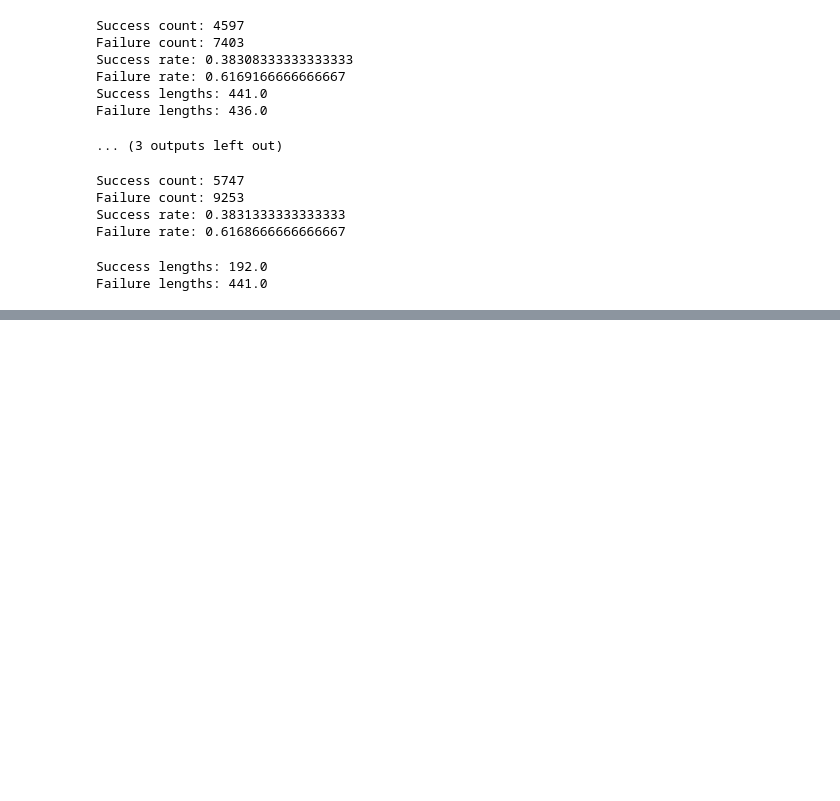
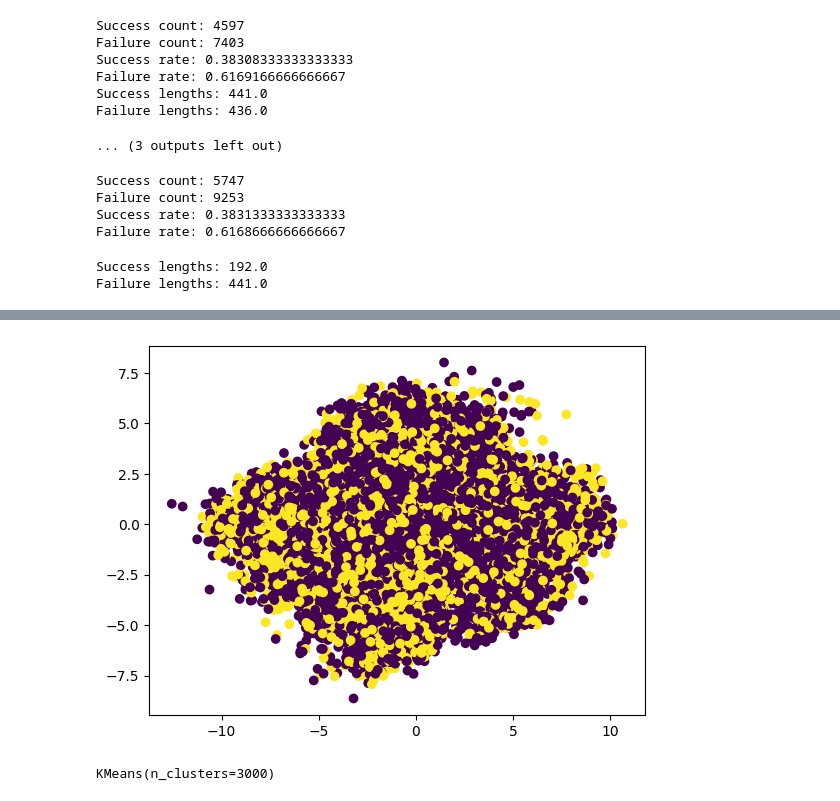
Before and after one commit to dhruvmetha/adaptive_roa, a Jupyter notebook: notebooks/shuffled_idxs.ipynb, the cells around one changed output, grey strips where cells are left out. Drawn from its saved outputs; the diff is of its cells as text; code cells hidden in the pictures; blank space fills up the shorter version.

Commit message:
added cluster stats

```diff
--- a/notebooks/shuffled_idxs.ipynb
+++ b/notebooks/shuffled_idxs.ipynb
@@ -261,0 +431,20 @@ Failure lengths: 441.0
+# %%
+# sklearn pca
+from sklearn.decomposition import PCA
+pca = PCA(n_components=2)
+# 3d pca
+pca.fit(roa_data[:, :67])
+pca_data = pca.transform(roa_data[:, :67])
+fig = plt.figure()
+ax = fig.add_subplot(111)
+ax.scatter(pca_data[:, 0], pca_data[:, 1], c=labels.cpu().numpy())
+plt.show()
+# %% [output]
+[figure, added]
+# %%
+# sklearn k-means
+from sklearn.cluster import KMeans
+kmeans = KMeans(n_clusters=3000)
+kmeans.fit(roa_data[:, :67])
+# %% [output]
+KMeans(n_clusters=3000)
```
Also changed, not shown: parts of 20 cells of this notebook, 8 other files.
